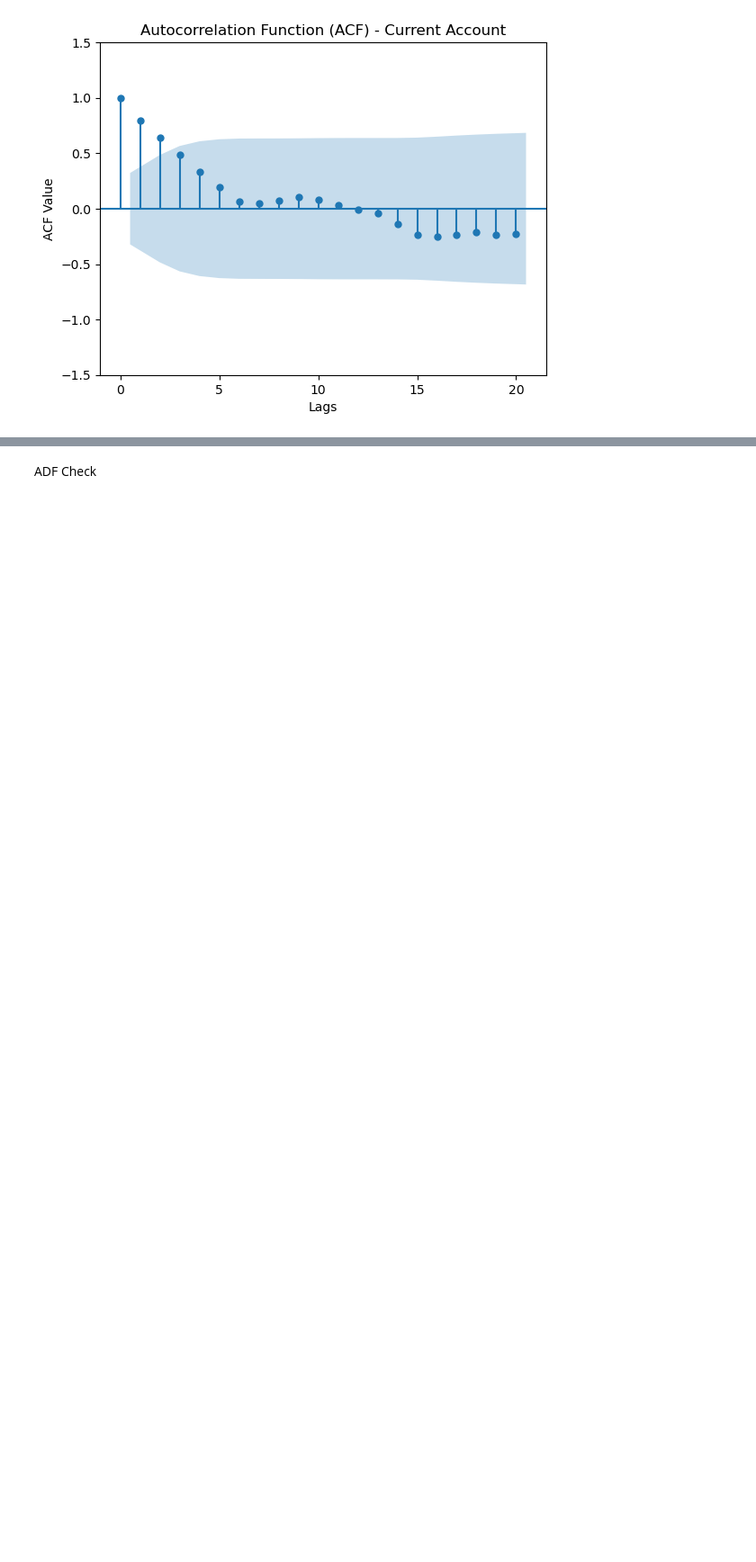
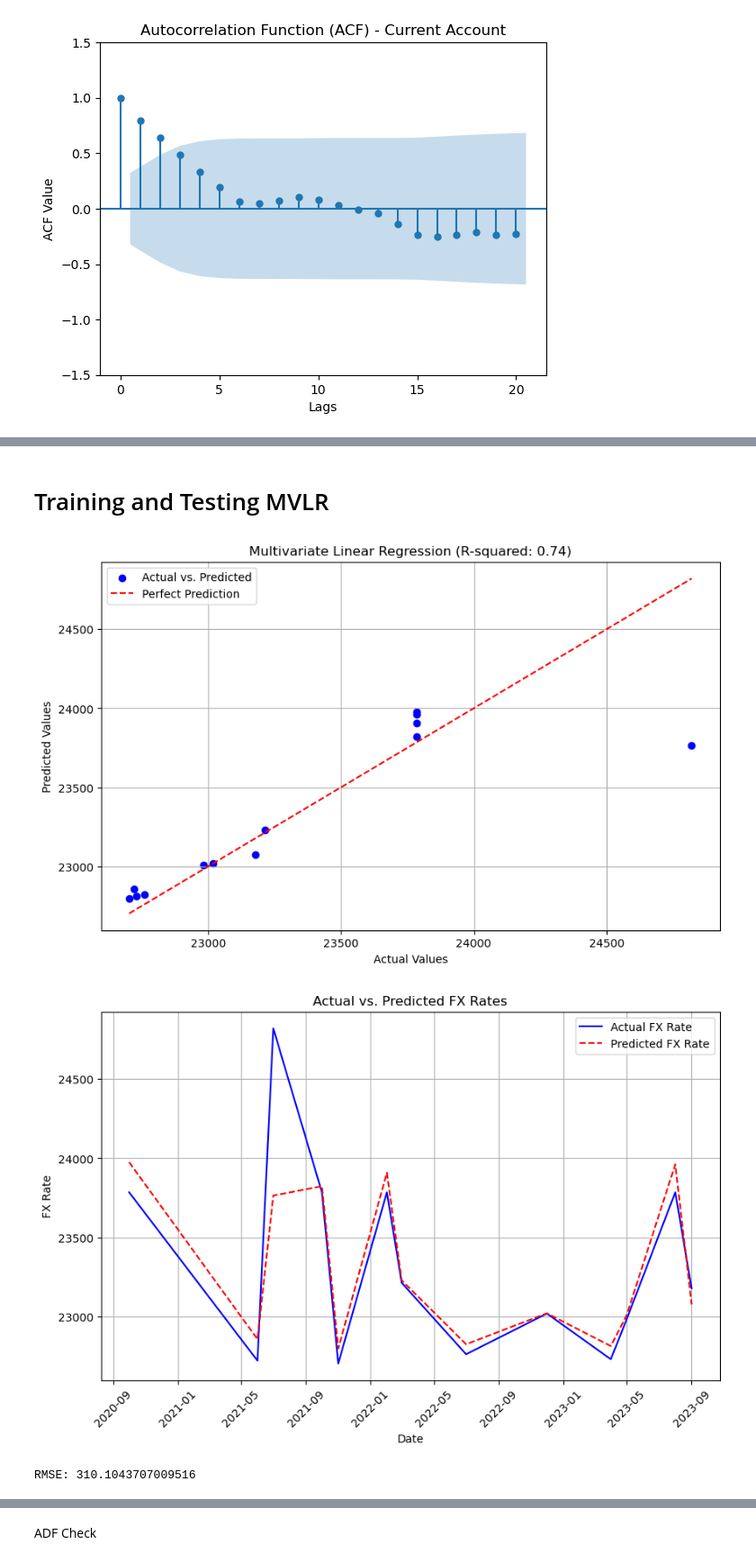
Before and after one commit to czarhirah/Econometrics, a Jupyter notebook: Ariff/MultiOLSModel.ipynb, the cells around one changed output, grey strips where cells are left out. Shown at 90% size. Cells and saved outputs as stored; diff of their text form; code cells hidden in the pictures; blank space fills up the shorter version.

Commit message:
MultiOLSDone

```diff
--- a/Ariff/MultiOLSModel.ipynb
+++ b/Ariff/MultiOLSModel.ipynb
@@ -165,0 +207,71 @@ acf_plot(fulldataset, variable_names)
+# %%
+convnames = ['Policy Rate', 'Headline CPI Index']
+def conv(fulldataset, variable_names):
+    fulldataset[variable_names] = np.log(fulldataset[variable_names])
+    fulldataset[variable_names] = fulldataset[variable_names].diff()
+    return fulldataset
+conv(fulldataset, convnames)
+
+fulldataset = fulldataset.dropna()
+# %% [markdown]
+# Training and Testing MVLR
+# %%
+# Splitting the data into features (X) and target variable (y)
+X = fulldataset[['Policy Rate', 'US Interest Rate', 'M2', 'Headline CPI Index', 'Current Account']]
+y = fulldataset['FX Data'].values.flatten()  # Flattening y to ensure it's a 1D array
+
+# Splitting data into train and test sets
+X_train, X_test, y_train, y_test = train_test_split(X, y, test_size=0.35, random_state=42)
+
+# Training the linear regression model
+model = LinearRegression()
+model.fit(X_train, y_train)
+
+# Predicting FX rate for the test set
+y_pred = model.predict(X_test)
+
+# Calculate R-squared
+r_squared = model.score(X_test, y_test)
+
+# Plotting the multivariate regression with legends, variable annotations, and R-squared value
+plt.figure(figsize=(10, 6))
+plt.scatter(y_test, y_pred, color='blue', label='Actual vs. Predicted')
+plt.plot([y_test.min(), y_test.max()], [y_test.min(), y_test.max()], color='red', linestyle='--', label='Perfect Prediction')
+
+plt.xlabel('Actual Values')
+plt.ylabel('Predicted Values')
+plt.title('Multivariate Linear Regression (R-squared: {:.2f})'.format(r_squared))
+plt.legend()
+plt.grid(True)
+plt.show()
+
+# Calculating RMSE
+def rmse(y_true, y_pred):
+    return np.sqrt(np.mean((y_true - y_pred) ** 2))
+
+# Sort the index of X_test
+X_test_sorted = X_test.sort_index()
+
+# Extract the datetime index of X_test_sorted
+sorted_dates = X_test_sorted.index
+
+# Plotting the actual and predicted FX rates with dates
+plt.figure(figsize=(10, 6))
+plt.plot(sorted_dates, y_test, color='blue', label='Actual FX Rate')
+plt.plot(sorted_dates, y_pred, color='red', linestyle='--', label='Predicted FX Rate')
+
+plt.xlabel('Date')
+plt.ylabel('FX Rate')
+plt.title('Actual vs. Predicted FX Rates')
+plt.legend()
+plt.xticks(rotation=45)  # Rotate x-axis labels for better readability
+plt.grid(True)
+plt.show()
+
+rmsedata = rmse(y_test, y_pred)
+
+print(f"RMSE: {rmsedata}")
+# %% [output]
+[figure, added]
+[figure, added]
+RMSE: 310.1043707009516
```
Also changed, not shown: parts of 18 cells of this notebook, 2 other files.
